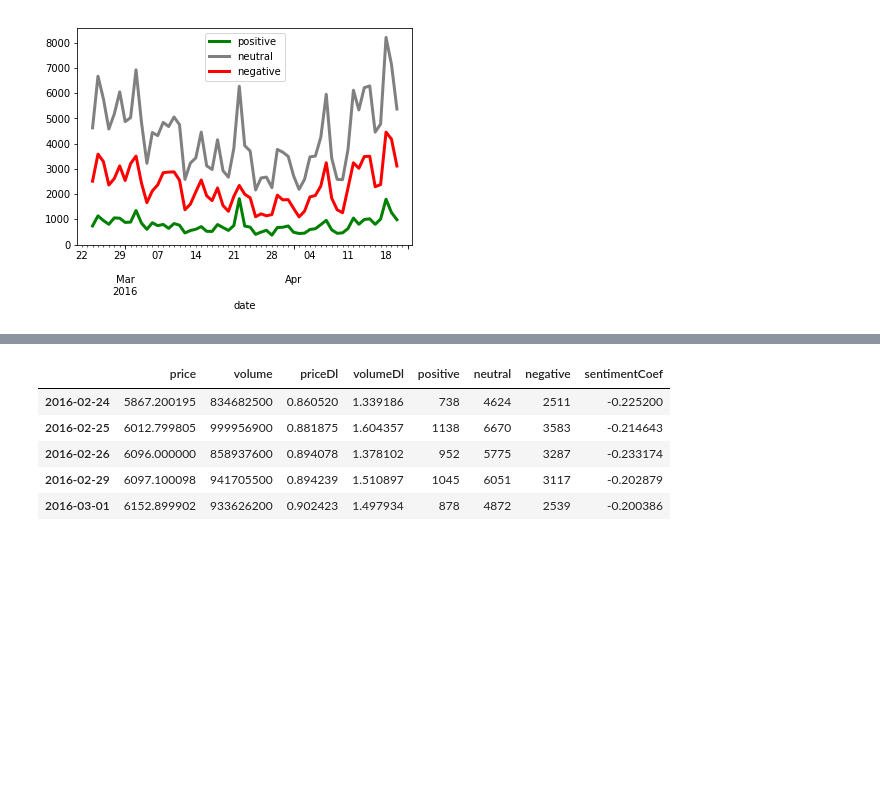
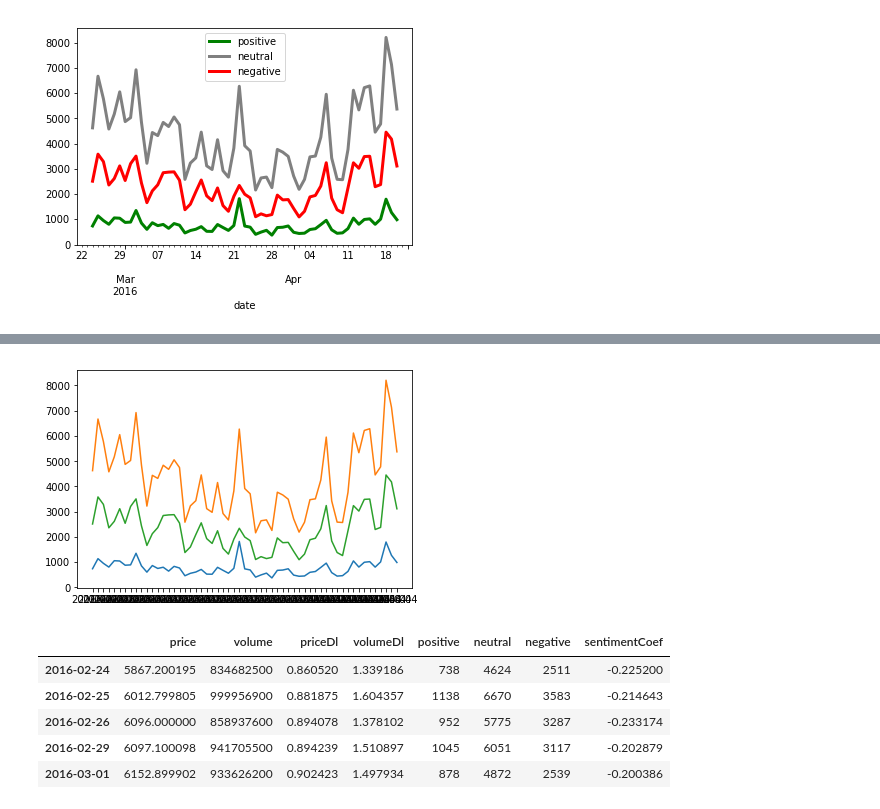
Before and after one commit to baryev/autoregressive-model, a Jupyter notebook: old_sentimentsAnalysis.ipynb, the cells around one changed output, grey strips where cells are left out. Cells and saved outputs as stored; diff of their text form; code cells hidden in the pictures; blank space fills up the shorter version.

```diff
--- a/sentimentsAnalysis.ipynb
+++ b/old_sentimentsAnalysis.ipynb
@@ -86,3 +87,12 @@ plt.show()
+# %%
+fig, ax = plt.subplots()
+
+ax.plot(results.index, results[['positive','neutral','negative']].values)
+ax.set_xticks(results.index)
+ax.xaxis.set_major_formatter(mdates.DateFormatter("%Y-%m"))
+ax.xaxis.set_minor_formatter(mdates.DateFormatter("%Y-%m"))
+# %% [output]
+[figure, added]
 # %%
 # allRes = pd.merge(ftse, results[['positive','neutral','negative', 'sentimentCoef']], on = 'date')
 allRes = pd.merge(ftse, results, left_index=True, right_index=True)
```
Also changed, not shown: parts of 4 cells of this notebook, 5 other files.
